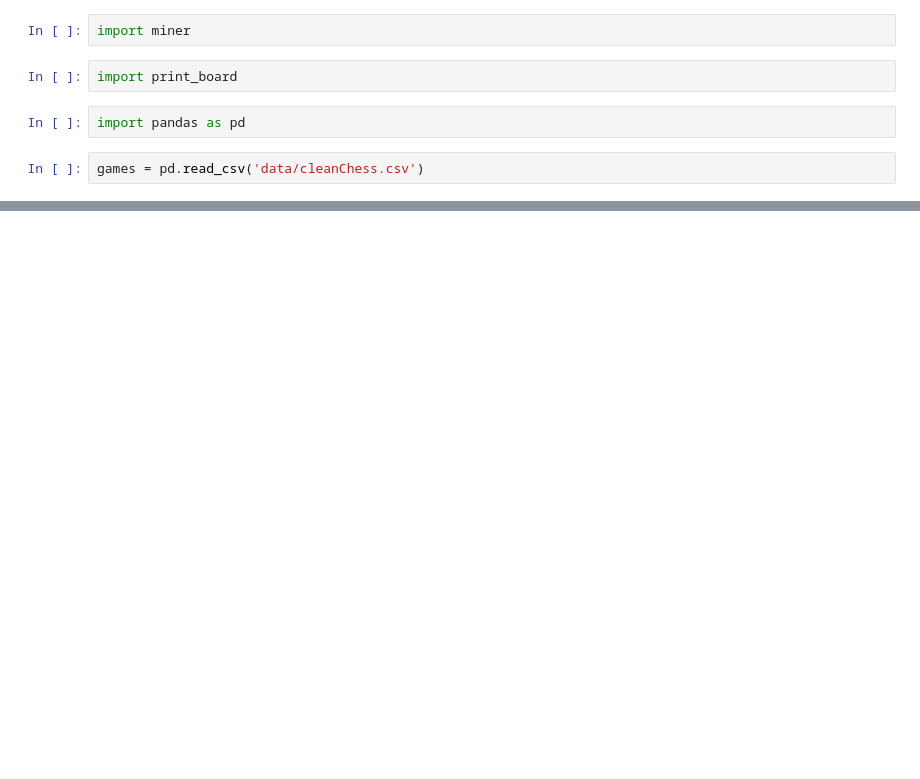
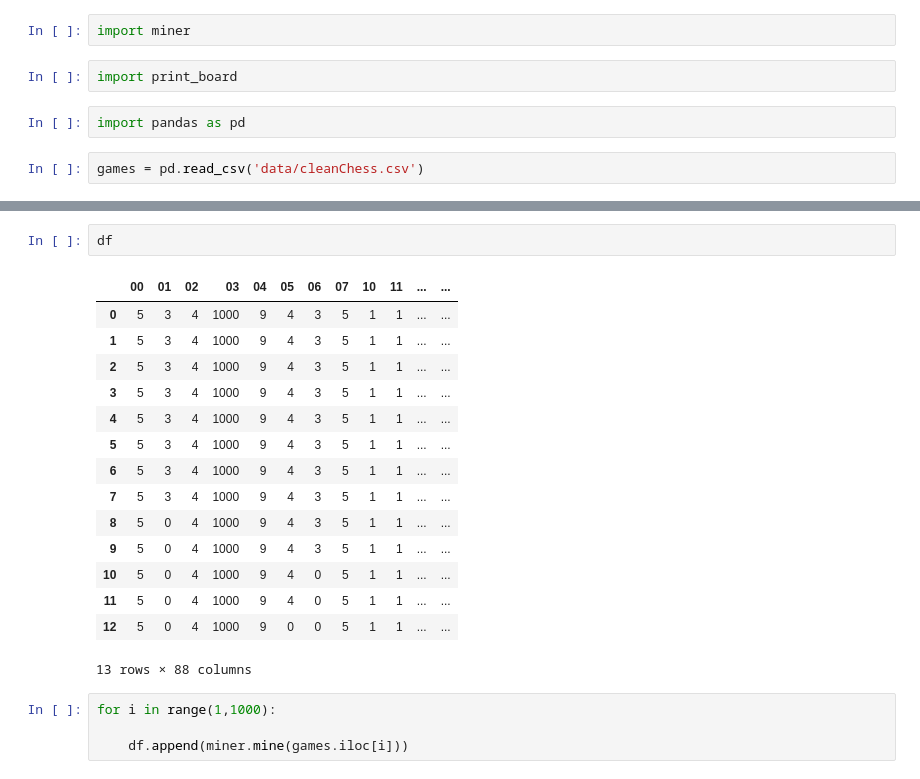
Before and after one commit to diarmuidmorgan/chess, a Jupyter notebook: Untitled.ipynb, the cells around one changed output, grey strips where cells are left out. Cells and saved outputs as stored; diff of their text form; blank space fills up the shorter version.

```diff
--- a/Untitled.ipynb
+++ b/Untitled.ipynb
@@ -36,0 +36,22 @@ print_board.display(game.iloc[19])
+# %%
+df
+# %% [output]
+|  | 00 | 01 | 02 | 03 | 04 | 05 | 06 | 07 | 10 | 11 | ... | ... |
+| 0 | 5 | 3 | 4 | 1000 | 9 | 4 | 3 | 5 | 1 | 1 | ... | ... |
+| 1 | 5 | 3 | 4 | 1000 | 9 | 4 | 3 | 5 | 1 | 1 | ... | ... |
+| 2 | 5 | 3 | 4 | 1000 | 9 | 4 | 3 | 5 | 1 | 1 | ... | ... |
+| 3 | 5 | 3 | 4 | 1000 | 9 | 4 | 3 | 5 | 1 | 1 | ... | ... |
+| 4 | 5 | 3 | 4 | 1000 | 9 | 4 | 3 | 5 | 1 | 1 | ... | ... |
+| 5 | 5 | 3 | 4 | 1000 | 9 | 4 | 3 | 5 | 1 | 1 | ... | ... |
+| 6 | 5 | 3 | 4 | 1000 | 9 | 4 | 3 | 5 | 1 | 1 | ... | ... |
+| 7 | 5 | 3 | 4 | 1000 | 9 | 4 | 3 | 5 | 1 | 1 | ... | ... |
+| 8 | 5 | 0 | 4 | 1000 | 9 | 4 | 3 | 5 | 1 | 1 | ... | ... |
+| 9 | 5 | 0 | 4 | 1000 | 9 | 4 | 3 | 5 | 1 | 1 | ... | ... |
+| 10 | 5 | 0 | 4 | 1000 | 9 | 4 | 0 | 5 | 1 | 1 | ... | ... |
+| 11 | 5 | 0 | 4 | 1000 | 9 | 4 | 0 | 5 | 1 | 1 | ... | ... |
+| 12 | 5 | 0 | 4 | 1000 | 9 | 0 | 0 | 5 | 1 | 1 | ... | ... |
+13 rows × 88 columns
+# %%
+for i in range(1,1000):
+
+    df.append(miner.mine(games.iloc[i]))
```
Also changed, not shown: parts of 9 cells of this notebook, 2 other files.
